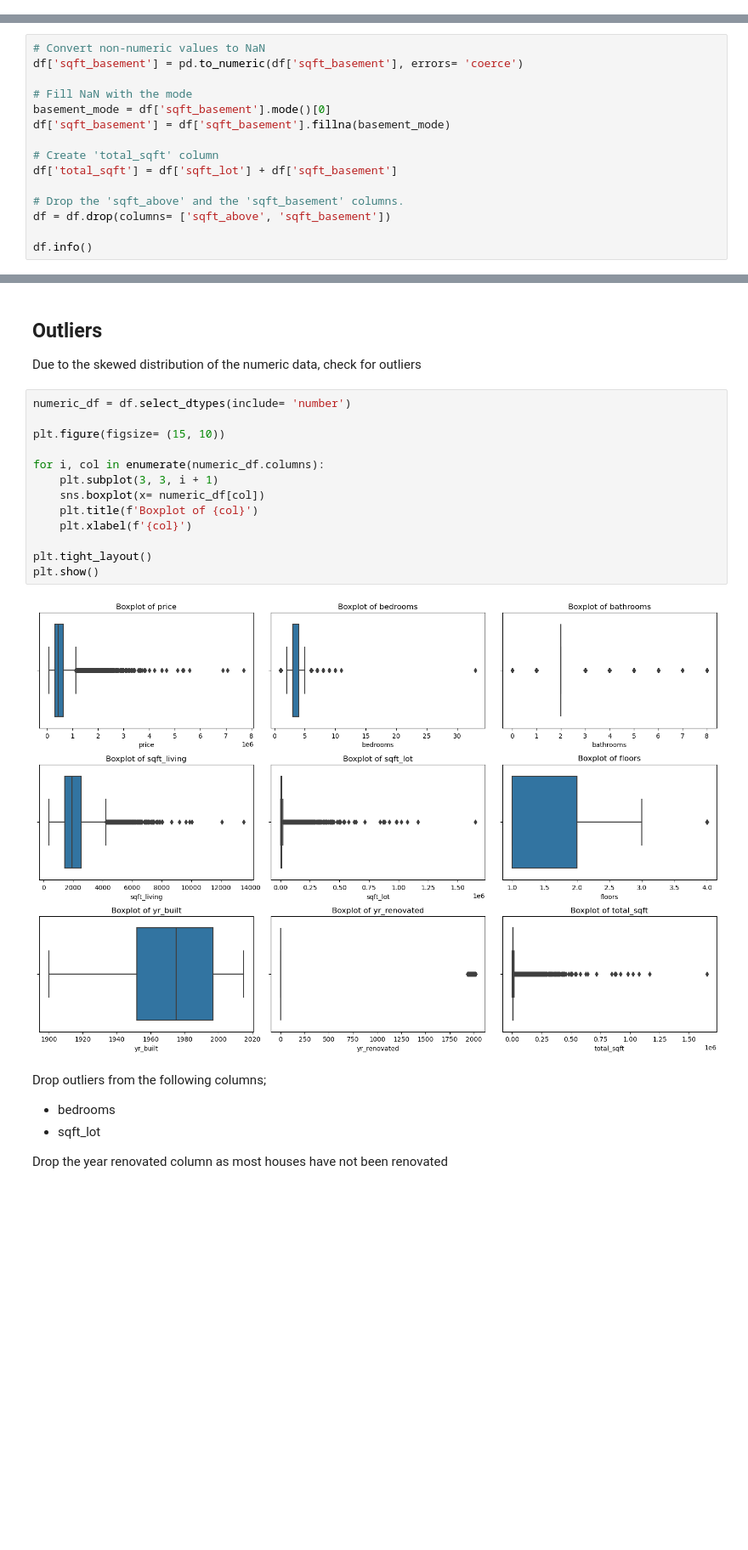
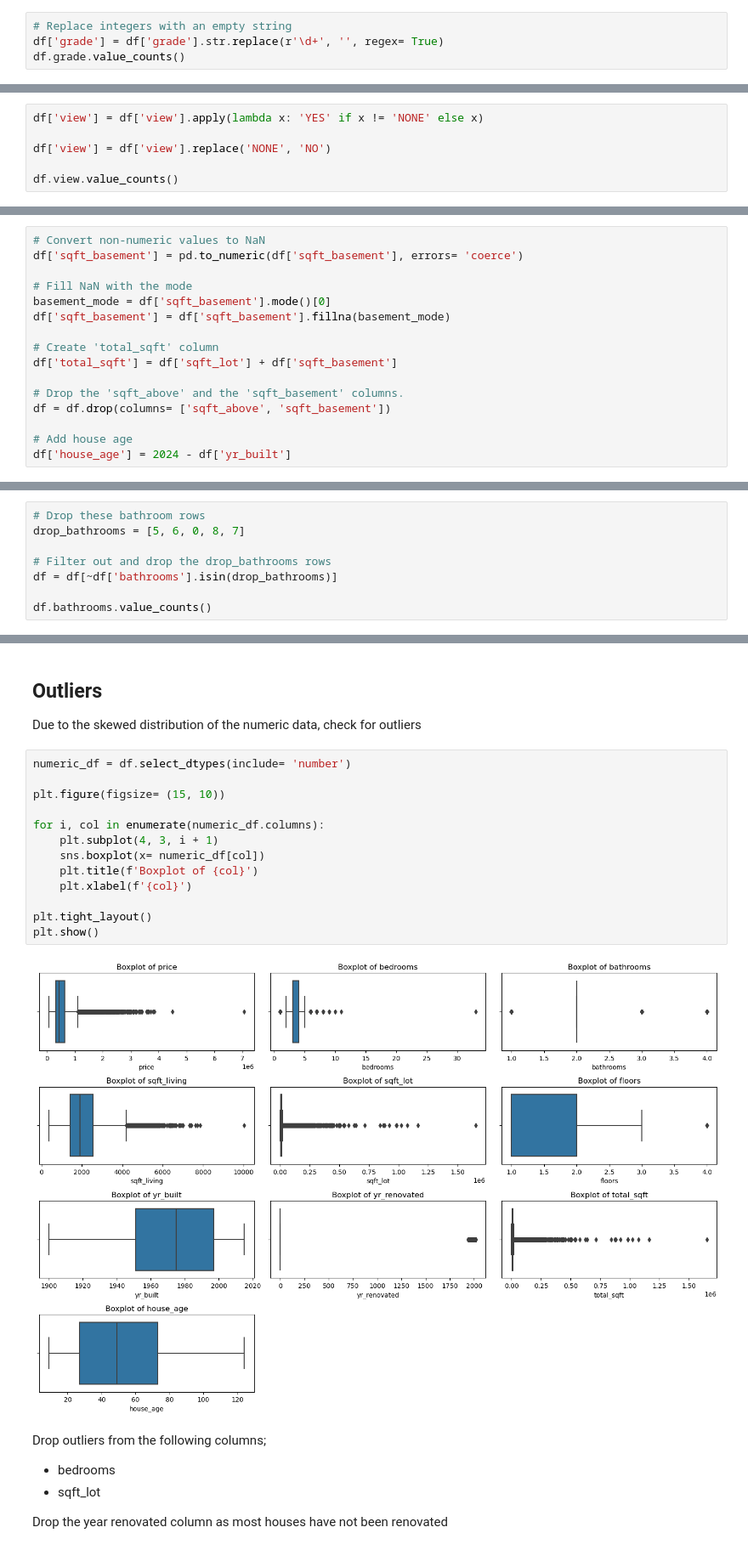
Before and after one commit to AwuorJ/Multiple_Regression_Analysis_of_King_Countys_Real_Estate_Market, a Jupyter notebook: workbook.ipynb, the cells around one changed output, grey strips where cells are left out. Shown at 85% size. Saved outputs shown, nothing was run; the diff lists cells and outputs as text; blank space fills up the shorter version.

```diff
--- a/workbook.ipynb
+++ b/workbook.ipynb
@@ -206,0 +227,4 @@ df.shape
+# %%
+# Replace integers with an empty string
+df['grade'] = df['grade'].str.replace(r'\d+', '', regex= True)
+df.grade.value_counts()
@@ -206,0 +257,6 @@ df.shape
+# %%
+df['view'] = df['view'].apply(lambda x: 'YES' if x != 'NONE' else x)
+
+df['view'] = df['view'].replace('NONE', 'NO')
+
+df.view.value_counts()
@@ -224,4 +286,5 @@ df['total_sqft'] = df['sqft_lot'] + df['sqft_basement']
 # Drop the 'sqft_above' and the 'sqft_basement' columns.
 df = df.drop(columns= ['sqft_above', 'sqft_basement'])
 
-df.info()
+# Add house age
+df['house_age'] = 2024 - df['yr_built']
@@ -303,0 +365,8 @@ There are outliers present in the df
+# %%
+# Drop these bathroom rows
+drop_bathrooms = [5, 6, 0, 8, 7]
+
+# Filter out and drop the drop_bathrooms rows
+df = df[~df['bathrooms'].isin(drop_bathrooms)]
+
+df.bathrooms.value_counts()
@@ -308,18 +384,18 @@ Due to the skewed distribution of the numeric data, check for outliers
 # %%
 numeric_df = df.select_dtypes(include= 'number')
 
 plt.figure(figsize= (15, 10))
 
 for i, col in enumerate(numeric_df.columns):
-    plt.subplot(3, 3, i + 1)
+    plt.subplot(4, 3, i + 1)
     sns.boxplot(x= numeric_df[col])
     plt.title(f'Boxplot of {col}')
     plt.xlabel(f'{col}')
 
 plt.tight_layout()
 plt.show()
 # %% [output]
-[figure, old version]
+[figure, new version]
 # %% [markdown]
 Drop outliers from the following columns;
 
```
Also changed, not shown: parts of 37 cells of this notebook.
